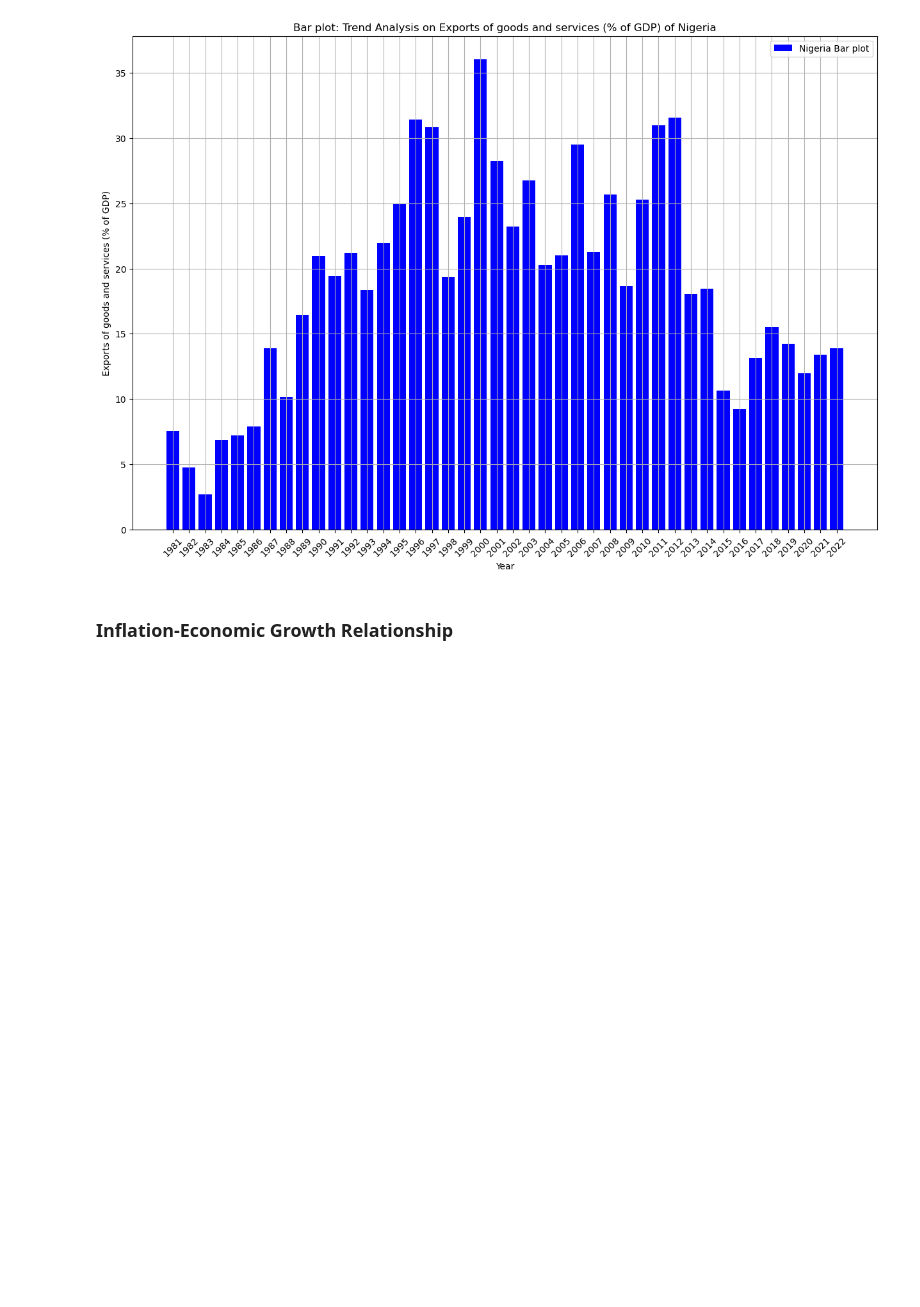
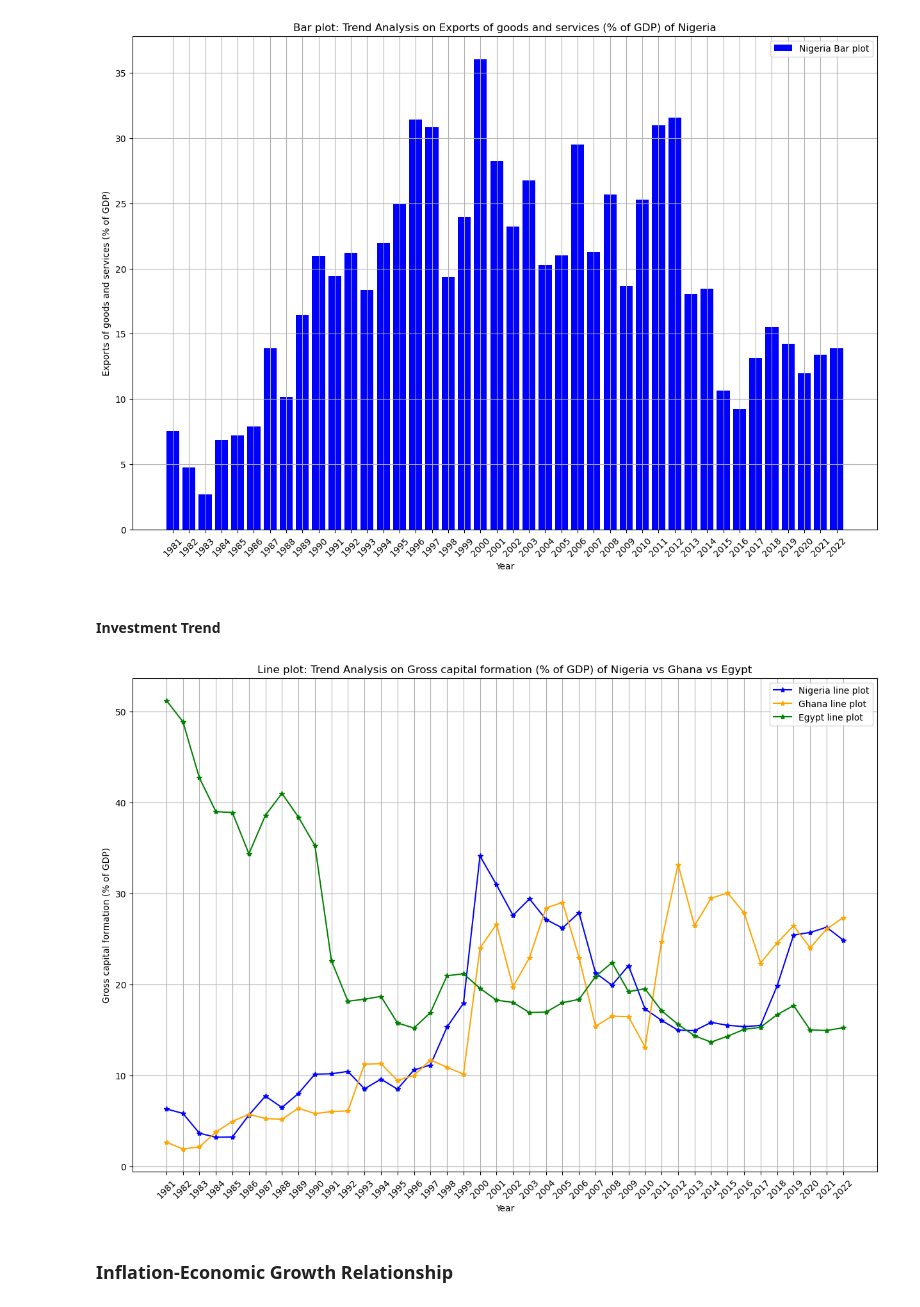
Before and after one commit to andazi/EDA-African-Economic-Performance, a Jupyter notebook: AFRICAN ECONOMY EDA.ipynb, the cells around one changed output. Saved outputs shown, nothing was run; the diff lists cells and outputs as text; code cells hidden in the pictures; blank space fills up the shorter version.

Commit message:
investment trend analysis'

```diff
--- a/AFRICAN ECONOMY EDA.ipynb
+++ b/AFRICAN ECONOMY EDA.ipynb
@@ -453,6 +454,12 @@ trend_analysis(imports_gdp, 'bar', 'nga')
 trend_analysis(exports_gdp, 'bar', 'nga')
 # %% [output]
 [figure]
+# %% [markdown]
+#### Investment Trend
+# %%
+trend_analysis(capital_formation_gdp, 'line', 'nga','gha','egy')
+# %% [output]
+[figure, added]
 # %% [markdown]
 ### Inflation-Economic Growth Relationship
 # %%
```
Also changed, not shown: parts of 2 cells of this notebook, 11 other files.
